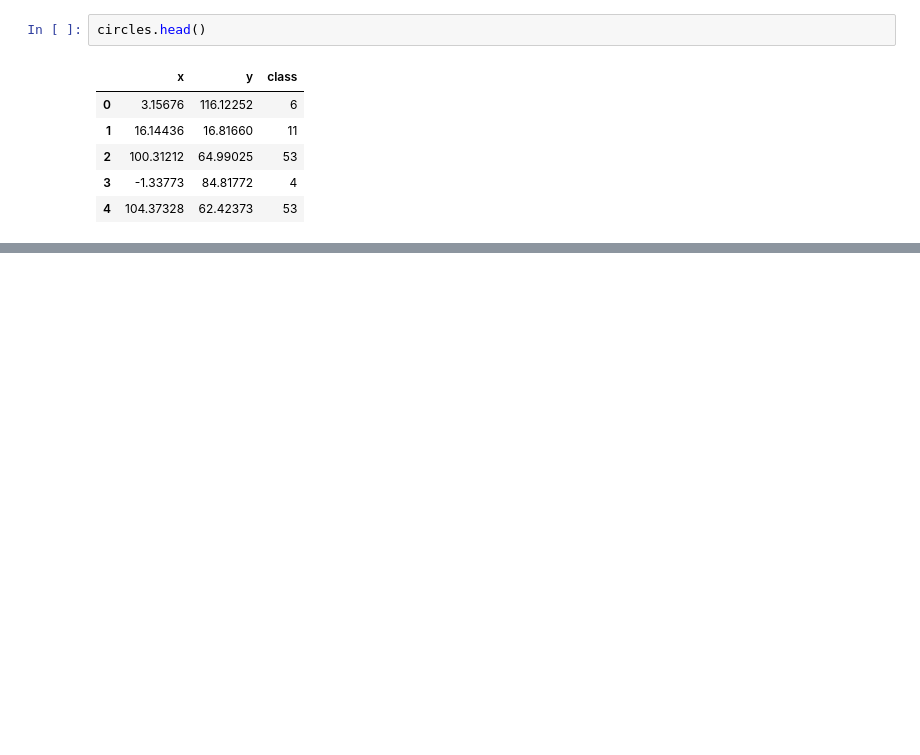
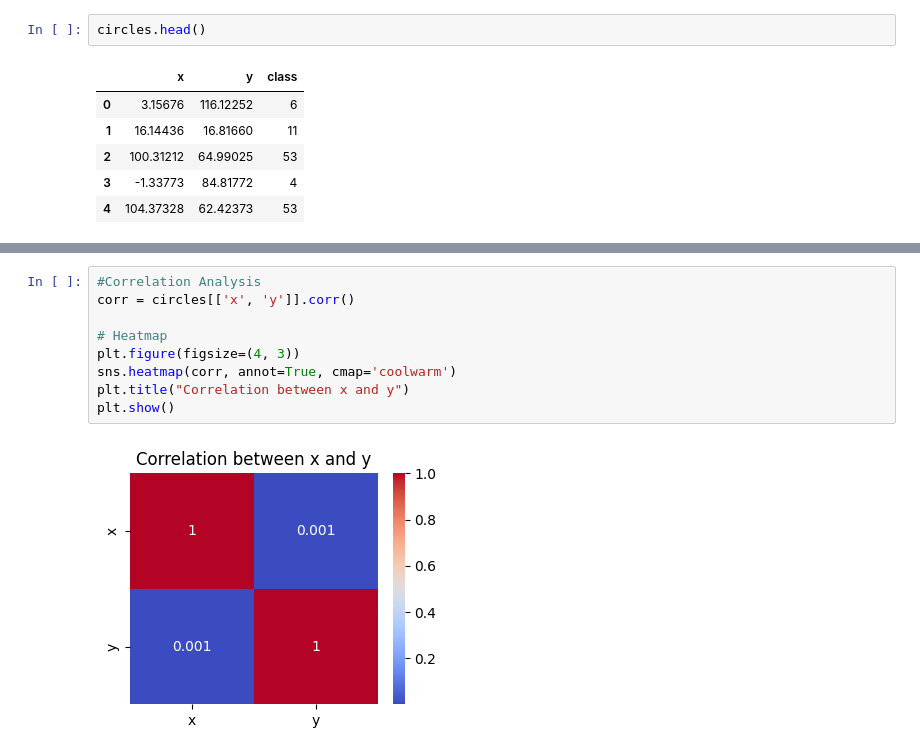
Before and after one commit to neha-palak/IML_A2, a Jupyter notebook: assignment2.ipynb, the cells around one changed output, grey strips where cells are left out. Cells and saved outputs as stored; diff of their text form; blank space fills up the shorter version.

```diff
--- a/assignment2.ipynb
+++ b/assignment2.ipynb
@@ -101,0 +140,11 @@ dtype: int64
+# %%
+#Correlation Analysis
+corr = circles[['x', 'y']].corr()
+
+# Heatmap
+plt.figure(figsize=(4, 3))
+sns.heatmap(corr, annot=True, cmap='coolwarm')
+plt.title("Correlation between x and y")
+plt.show()
+# %% [output]
+[figure, added]
```
Also changed, not shown: parts of 13 cells of this notebook.
